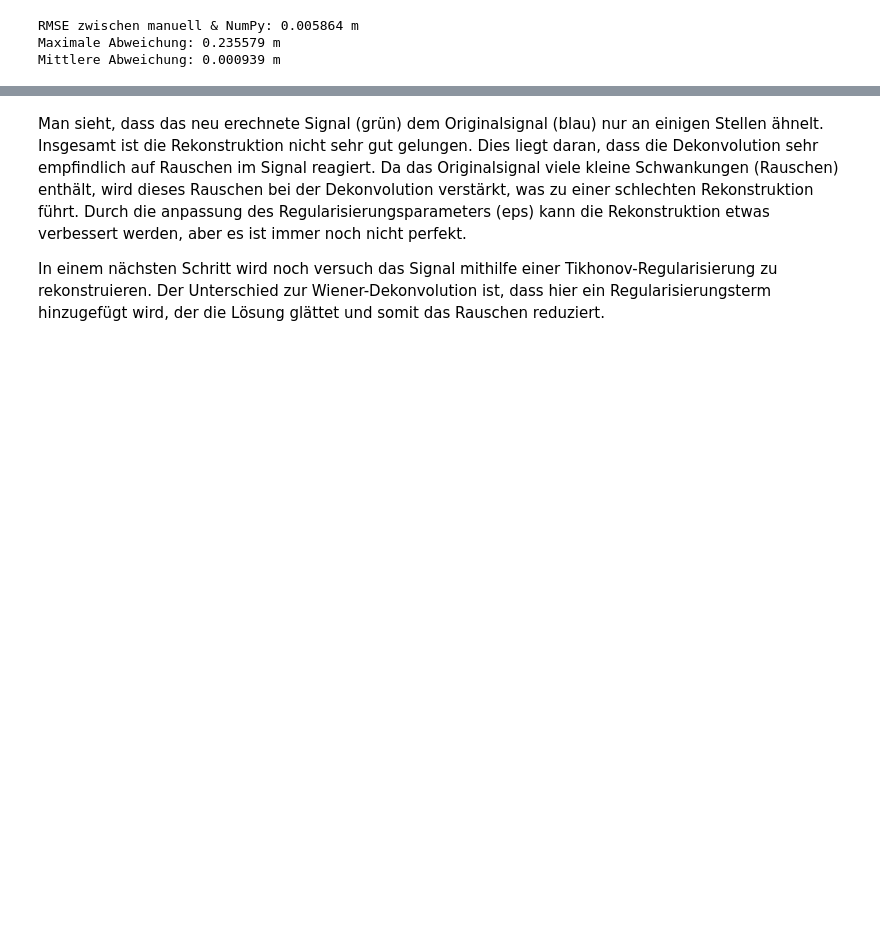
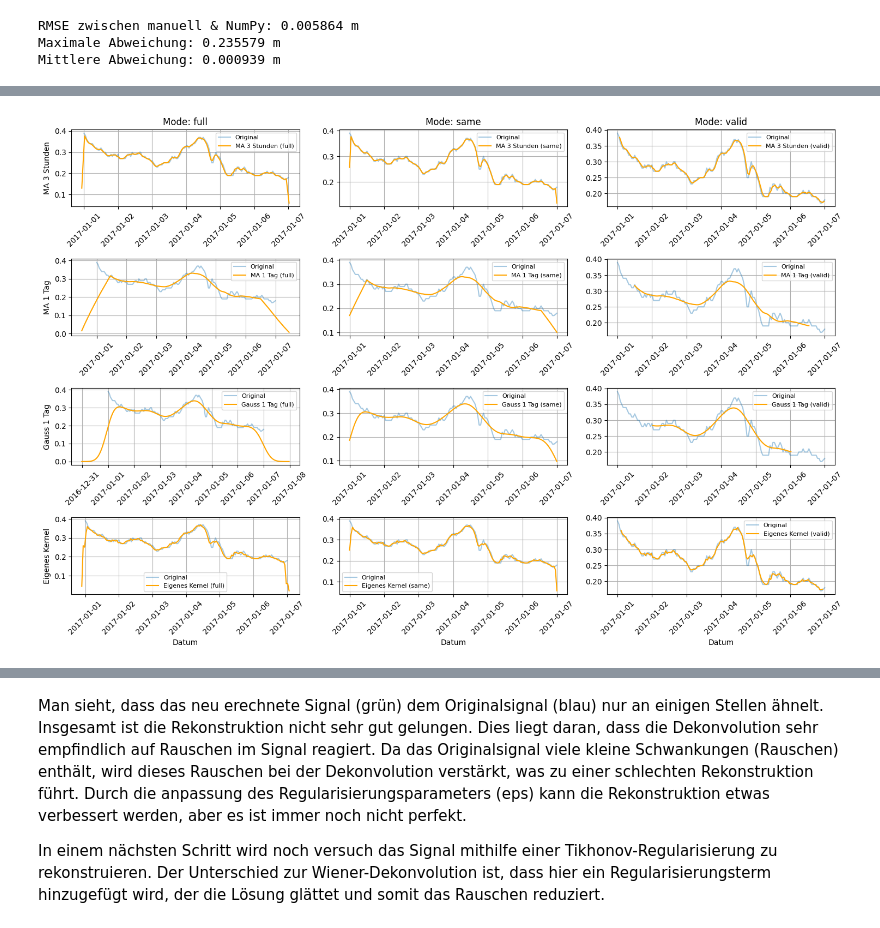
Before and after one commit to adrianmeier2002/gbsv_minichallenges, a Jupyter notebook: MC1/MC1_Day10_15.ipynb, the cells around one changed output, grey strips where cells are left out. Cells and saved outputs as stored; diff of their text form; code cells hidden in the pictures; blank space fills up the shorter version.

```diff
--- a/MC1/MC1_Day10_15.ipynb
+++ b/MC1/MC1_Day10_15.ipynb
@@ -226,0 +280,77 @@ Mittlere Abweichung: 0.000939 m
+# %%
+from scipy.signal.windows import gaussian
+
+# --- Auswahl Zeitraum: eine Woche Anfang 2017 ---
+start_date = pd.Timestamp("2017-01-01")
+end_date   = pd.Timestamp("2017-01-07")
+mask_week = (dates >= start_date) & (dates <= end_date)
+x_week = x[mask_week]
+dates_week = dates[mask_week]
+
+# --- Verschiedene Kernel definieren ---
+window_3h = 3
+window_24h  = 24
+
+kernel_ma_3h = np.ones(window_3h) / window_3h
+kernel_ma_24h = np.ones(window_24h) / window_24h
+kernel_gauss = gaussian(window_24h*2+1, std=6)
+kernel_gauss /= np.sum(kernel_gauss)
+kernel_self = np.array([0.1, 0.5, 0, 0.2, 0.1])
+kernel_self /= np.sum(kernel_self)
+
+kernels = {
+    "MA 3 Stunden": kernel_ma_3h,
+    "MA 1 Tag": kernel_ma_24h,
+    "Gauss 1 Tag": kernel_gauss,
+    "Eigenes Kernel": kernel_self
+}
+
+modes = ['full', 'same', 'valid']
+
+# --- Convolution testen ---
+plt.figure(figsize=(15,10))
+
+for i, (kname, k) in enumerate(kernels.items(), start=1):
+    for j, mode in enumerate(modes, start=1):
+        # Convolution
+        y_conv, pad_left = manual_convolution(x_week, k, mode=mode)
+
+        # x-Achse anpassen
+        if mode == 'full':
+            # Bei full: Output startet M-1 Zeitschritte VOR dem ersten Signal-Punkt
+            shift = 0.5*len(k)
+            dates_plot = pd.date_range(
+                start=dates_week[0] - pd.Timedelta(hours=shift),
+                periods=len(y_conv),
+                freq='h'
+            )
+        elif mode == 'same':
+            dates_plot = dates_week
+        elif mode == 'valid':
+            # Bei valid: Output startet M-1 Zeitschritte NACH dem ersten Signal-Punkt
+            shift = 0.5*len(k)
+            dates_plot = pd.date_range(
+                start=dates_week[0] + pd.Timedelta(hours=shift),
+                periods=len(y_conv),
+                freq='h'
+            )
+
+        # Subplot
+        plt.subplot(len(kernels), len(modes), (i-1)*len(modes)+j)
+        plt.plot(dates_week, x_week, label='Original', alpha=0.4)
+        plt.plot(dates_plot, y_conv, label=f'{kname} ({mode})', color='orange')
+        plt.xticks(rotation=45)
+
+        if i == 1:
+            plt.title(f'Mode: {mode}')
+        if j == 1:
+            plt.ylabel(kname)
+        if i == len(kernels):
+            plt.xlabel('Datum')
+        plt.grid(True)
+        plt.legend(fontsize=8)
+
+plt.tight_layout()
+plt.show()
+# %% [output]
+[figure, added]
```
Also changed, not shown: parts of 19 cells of this notebook, 2 other files.
